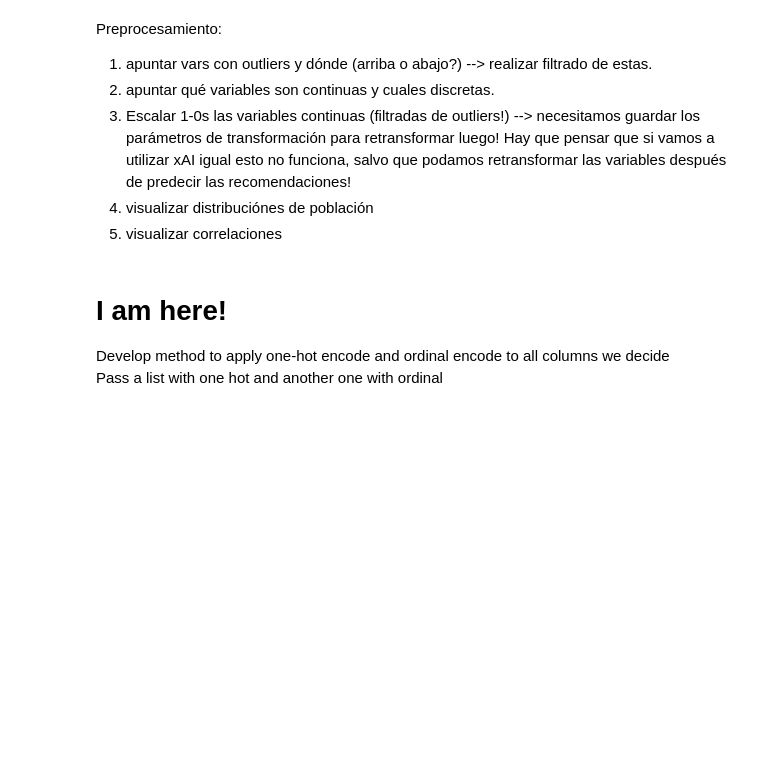
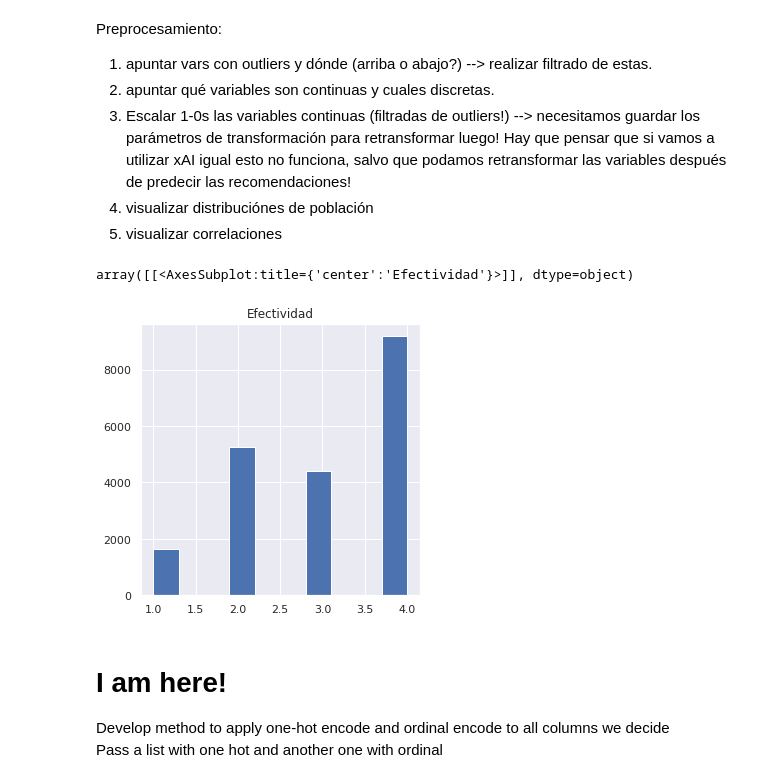
Before and after one commit to Jalagarto/tennis, a Jupyter notebook: EDA/2.B. PreparingData - new.ipynb, the cells around one changed output. Cells and saved outputs as stored; diff of their text form; code cells hidden in the pictures; blank space fills up the shorter version.

```diff
--- a/EDA/2.B. PreparingData - new.ipynb
+++ b/EDA/2.B. PreparingData - new.ipynb
@@ -97,5 +78,3 @@ Index(['EventID', 'startScore_Server', 'startScore_Receiver', 'shotCount',
 # %%
 ### successful preprocessing steps:
 df.loc[(df['1º o 2º saque'] == 2), '1º o 2º saque'] = 0  # pasa a binario [1,0]
-### codificación ordinal --> mejor one-hot?
-df['serve_class'].replace(['FAULT', 'RETURNED', 'NOT RETURNED', 'ACE'], [1,2,3,4], inplace=True)  # should we separate it into 1,0 for returned or notm then ACE, & fault separated?
@@ -238,6 +144,11 @@ Preprocesamiento:
 3. Escalar 1-0s las variables continuas (filtradas de outliers!) --> necesitamos guardar los parámetros de transformación para retransformar luego! Hay que pensar que si vamos a utilizar xAI igual esto no funciona, salvo que podamos retransformar las variables después de predecir las recomendaciones!
 4. visualizar distribuciónes de población
 5. visualizar correlaciones
+# %%
+df[['Efectividad']].sort_values(by='Efectividad').hist(figsize = (5,5))
+# %% [output]
+array([[<AxesSubplot:title={'center':'Efectividad'}>]], dtype=object)
+[figure, added]
 # %% [markdown]
 # I am here!
 
```
Also changed, not shown: parts of 23 cells of this notebook, 1 other file.
